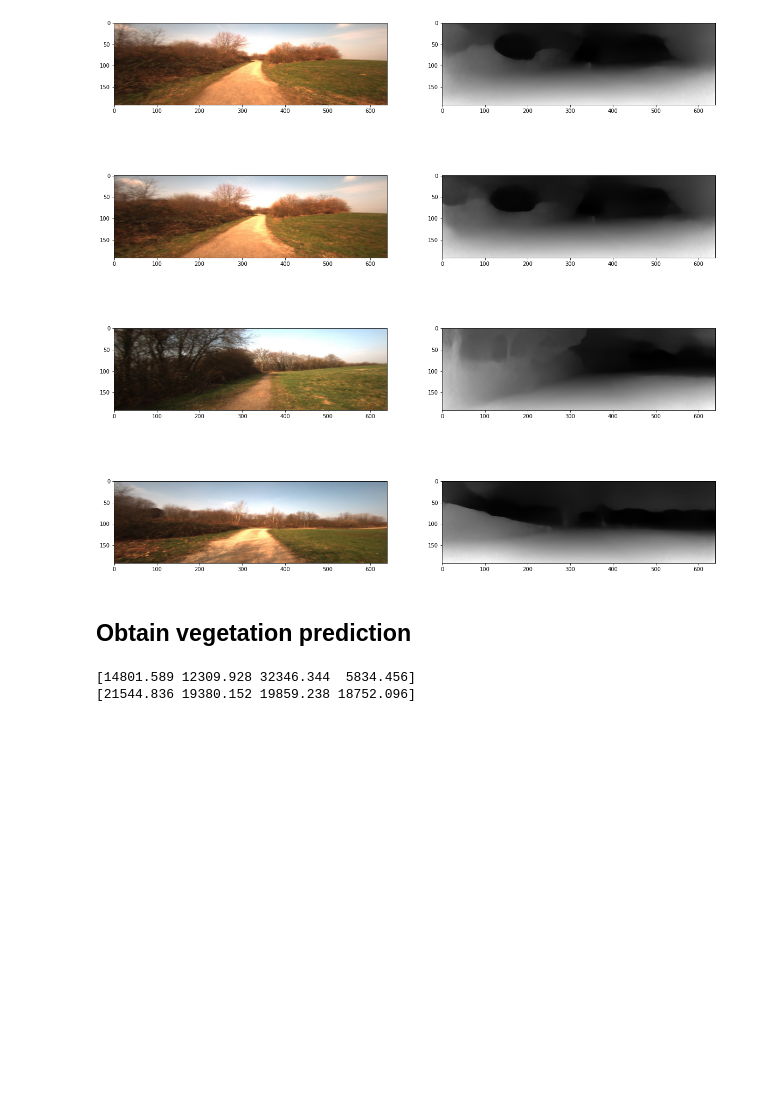
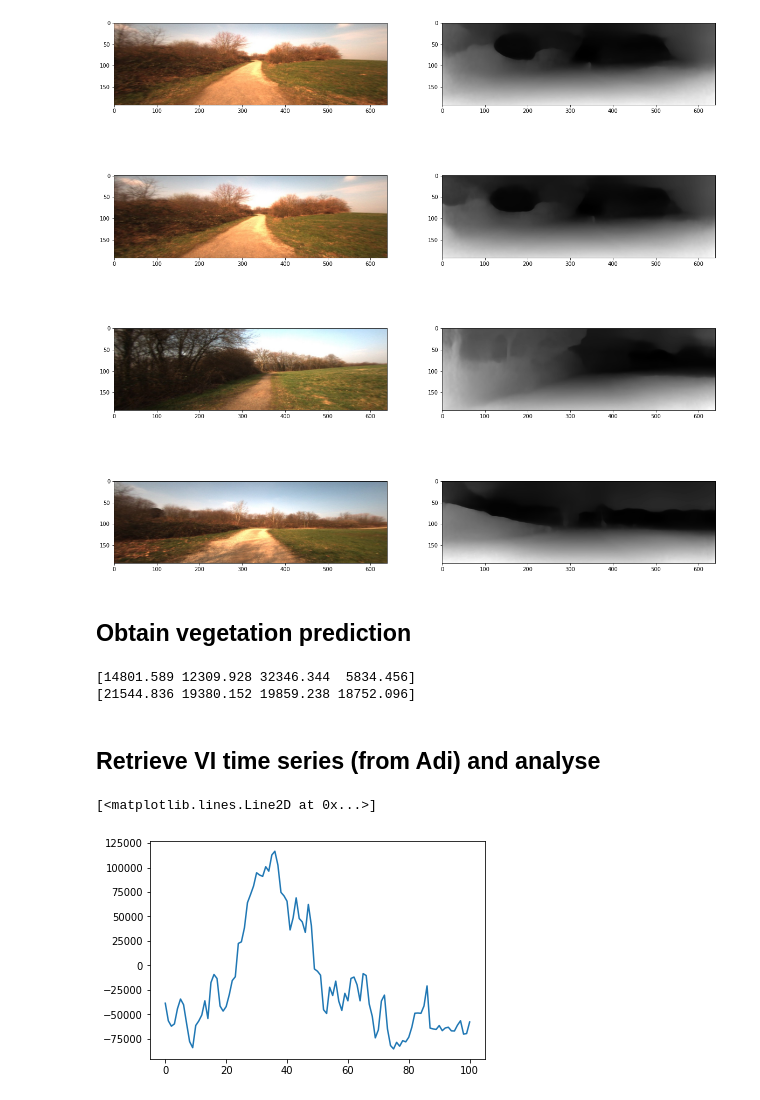
Before and after one commit to Andrewwango/vegetation-segmentation, a Jupyter notebook: vegetation-segmentation/analysis.ipynb, the cells around one changed output. Drawn from its saved outputs; the diff is of its cells as text; code cells hidden in the pictures; blank space fills up the shorter version.

```diff
--- a/vegetation-segmentation/analysis.ipynb
+++ b/vegetation-segmentation/analysis.ipynb
@@ -112,3 +112,5 @@ print(index_dict["grass"])
 # %% [output]
 [14801.589 12309.928 32346.344  5834.456]
 [21544.836 19380.152 19859.238 18752.096]
+# %% [markdown]
+## Retrieve VI time series (from Adi) and analyse
@@ -114,0 +119,8 @@ print(index_dict["grass"])
+# %%
+with open("index_dict.pkl", "rb") as f:
+    index_dict = pickle.load(f)
+# %%
+plt.plot(index_dict['vegetation'])
+# %% [output]
+[<matplotlib.lines.Line2D at 0x...>]
+[figure, added]
```
Also changed, not shown: parts of 9 cells of this notebook, 12 other files.
